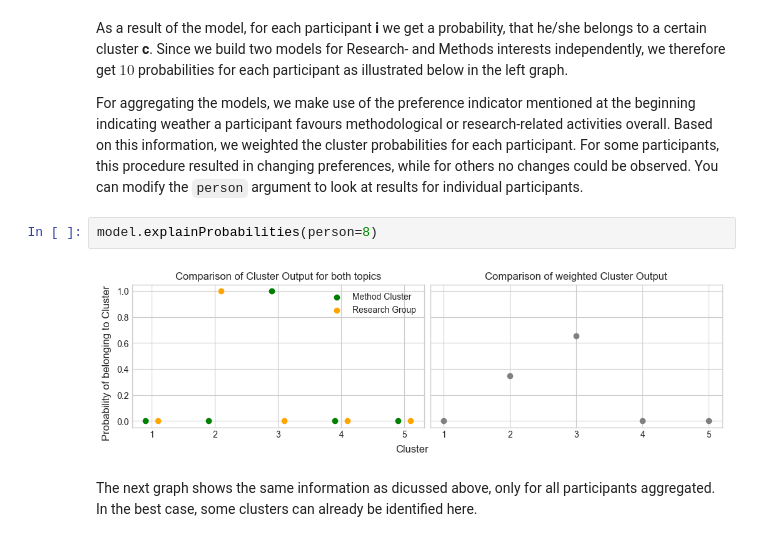
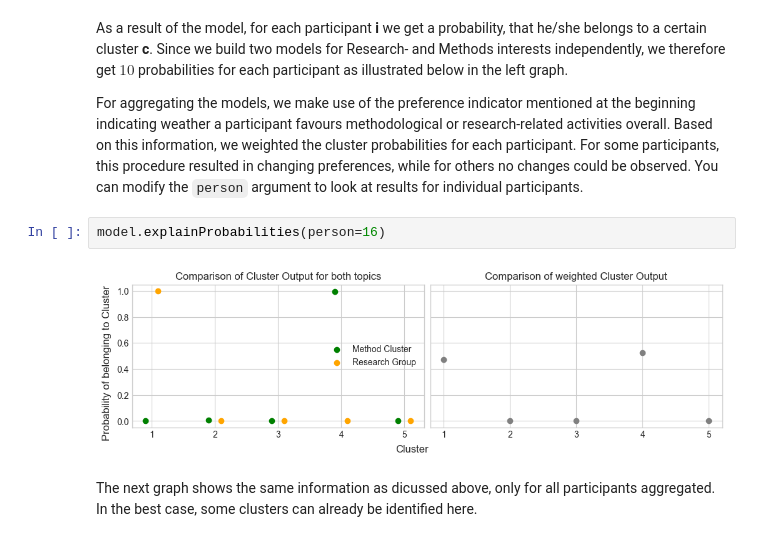
Before and after one commit to MisterXY89/byteme, a Jupyter notebook: src/explain_model.ipynb, the cells around one changed output. Cells and saved outputs as stored; diff of their text form.

Commit message:
Update Images

```diff
--- a/src/explain_model.ipynb
+++ b/src/explain_model.ipynb
@@ -40,9 +40,9 @@ As a result of the model, for each participant **i** we get a probability, that
 
 For aggregating the models, we make use of the preference indicator mentioned at the beginning indicating weather a participant favours methodological or research-related activities overall. Based on this information, we weighted the cluster probabilities for each participant. For some participants, this procedure resulted in changing preferences, while for others no changes could be observed. You can modify the `person` argument to look at results for individual participants.
 # %%
-model.explainProbabilities(person=8)
+model.explainProbabilities(person=16)
 # %% [output]
-[figure, old version]
+[figure, new version]
 # %% [markdown]
 The next graph shows the same information as dicussed above, only for all participants aggregated. In the best case, some clusters can already be identified here.
 # %%
```
Also changed, not shown: parts of 5 cells of this notebook, 2 other files.
